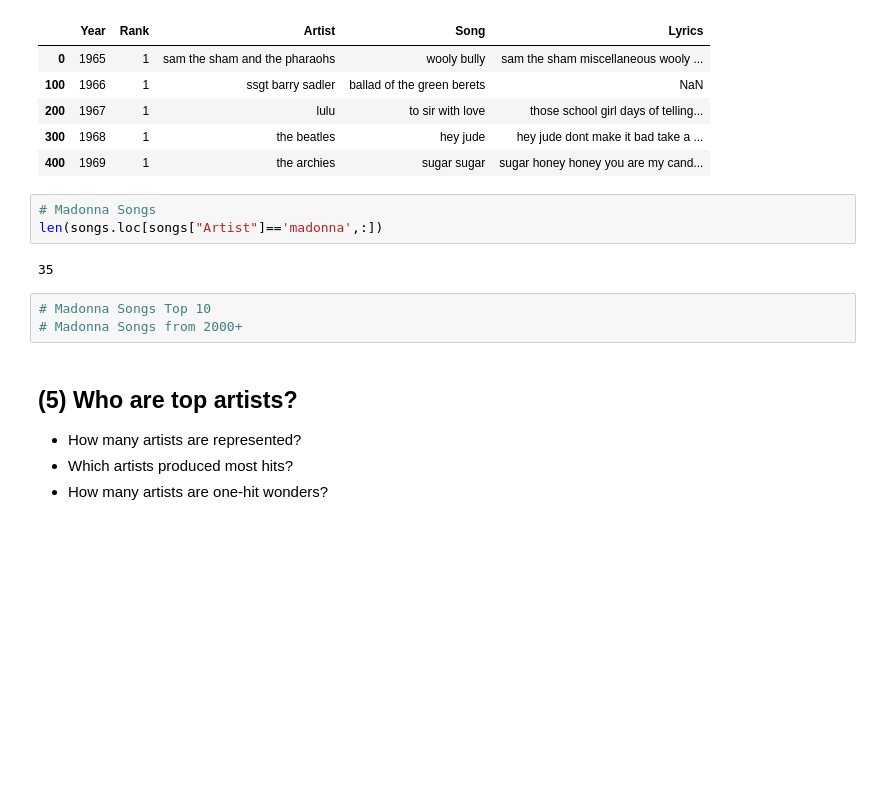
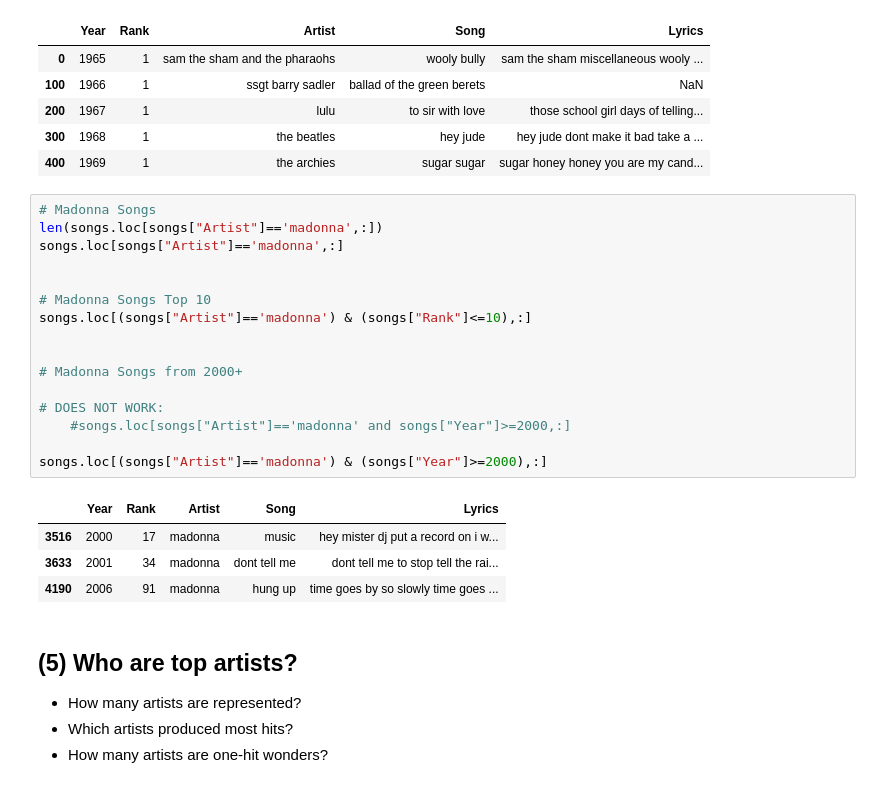
Before and after one commit to mmj32/Class-Practice-Repo, a Jupyter notebook: activity3/pop_music_lyrics_alicia.ipynb, the cells around one changed output. Drawn from its saved outputs; the diff is of its cells as text; blank space fills up the shorter version.

```diff
--- a/activity3/pop_music_lyrics_alicia.ipynb
+++ b/activity3/pop_music_lyrics_alicia.ipynb
@@ -257,14 +257,27 @@ number_1.head()
 | 200 | 1967 | 1 | lulu | to sir with love | those school girl days of telling... |
 | 300 | 1968 | 1 | the beatles | hey jude | hey jude dont make it bad take a ... |
 | 400 | 1969 | 1 | the archies | sugar sugar | sugar honey honey you are my cand... |
-# %%
-# Madonna Songs
-len(songs.loc[songs["Artist"]=='madonna',:])
-# %% [output]
-35
-# %%
-# Madonna Songs Top 10
-# Madonna Songs from 2000+
+# %%
+# Madonna Songs
+len(songs.loc[songs["Artist"]=='madonna',:])
+songs.loc[songs["Artist"]=='madonna',:]
+
+
+# Madonna Songs Top 10
+songs.loc[(songs["Artist"]=='madonna') & (songs["Rank"]<=10),:]
+
+
+# Madonna Songs from 2000+
+
+# DOES NOT WORK:
+    #songs.loc[songs["Artist"]=='madonna' and songs["Year"]>=2000,:]
+
+songs.loc[(songs["Artist"]=='madonna') & (songs["Year"]>=2000),:]
+# %% [output]
+|  | Year | Rank | Artist | Song | Lyrics |
+| 3516 | 2000 | 17 | madonna | music | hey mister dj put a record on i w... |
+| 3633 | 2001 | 34 | madonna | dont tell me | dont tell me to stop tell the rai... |
+| 4190 | 2006 | 91 | madonna | hung up | time goes by so slowly time goes ... |
 # %% [markdown]
 ## (5) Who are top artists?
 - How many artists are represented?
```
Also changed, not shown: parts of 9 cells of this notebook.
